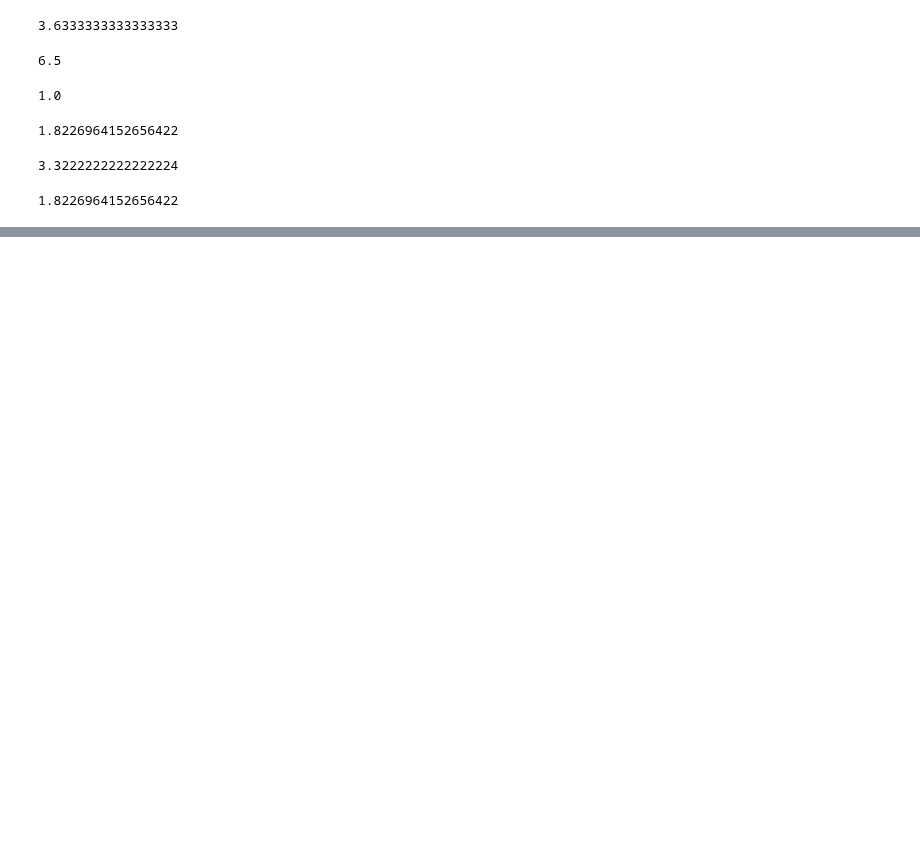
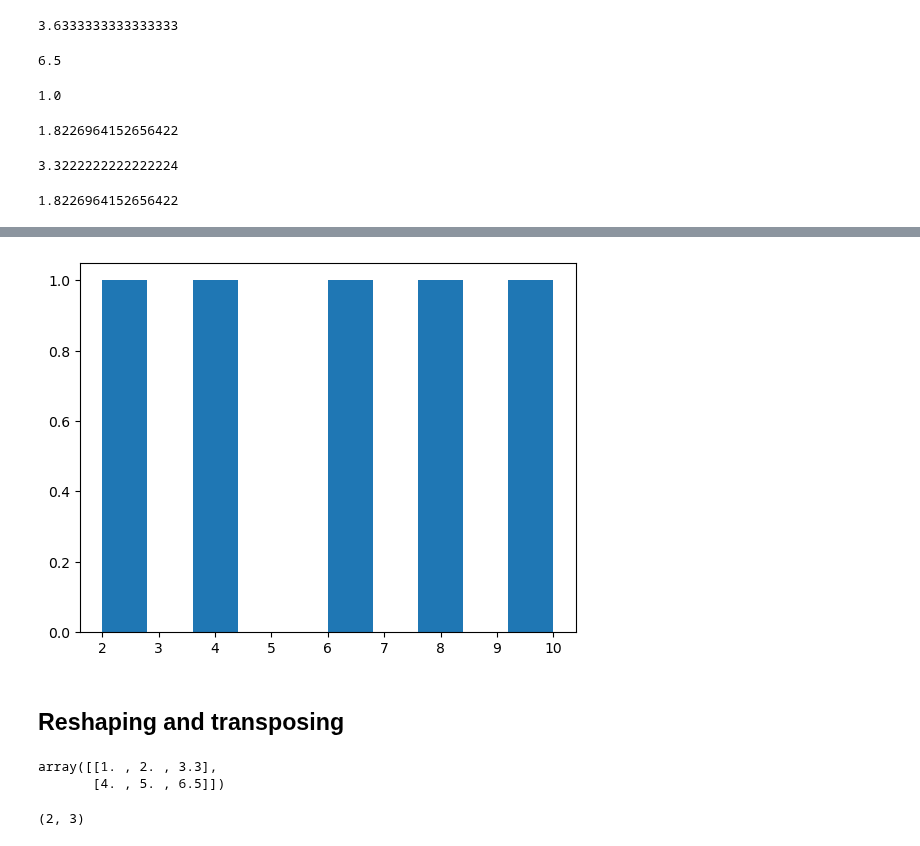
Before and after one commit to snmsndhu/Machine_Learning, a Jupyter notebook: numpy/introduction_to_numpy.ipynb, the cells around one changed output, grey strips where cells are left out. Cells and saved outputs as stored; diff of their text form; code cells hidden in the pictures; blank space fills up the shorter version.

```diff
--- a/numpy/introduction_to_numpy.ipynb
+++ b/numpy/introduction_to_numpy.ipynb
@@ -407,0 +427,16 @@ low_var_array = np.array([2, 4, 6, 8, 10])
+# %%
+plt.hist(low_var_array)
+plt.show()
+# %% [output]
+[figure, added]
+# %% [markdown]
+## Reshaping and transposing
+# %%
+a2
+# %% [output]
+array([[1. , 2. , 3.3],
+       [4. , 5. , 6.5]])
+# %%
+a2.shape
+# %% [output]
+(2, 3)
```
Also changed, not shown: parts of 10 cells of this notebook.
